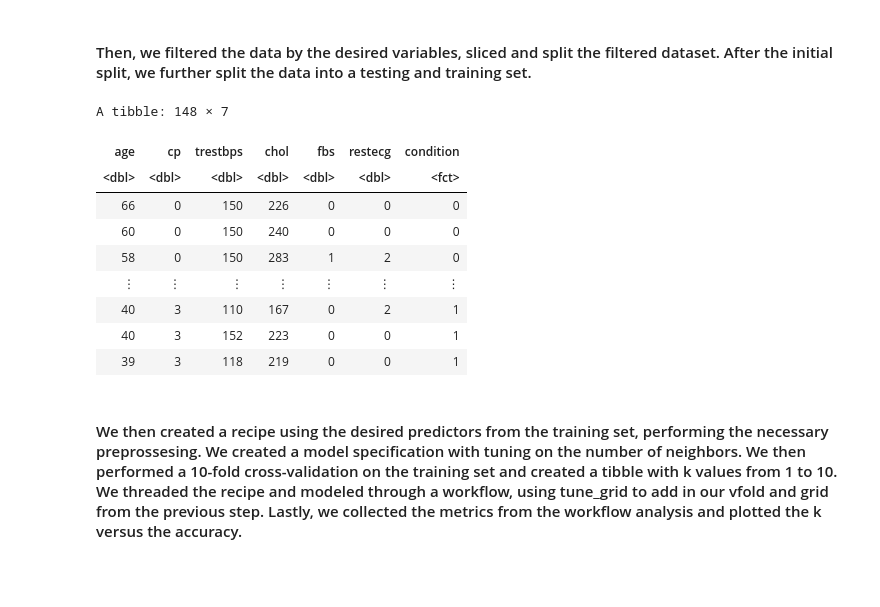
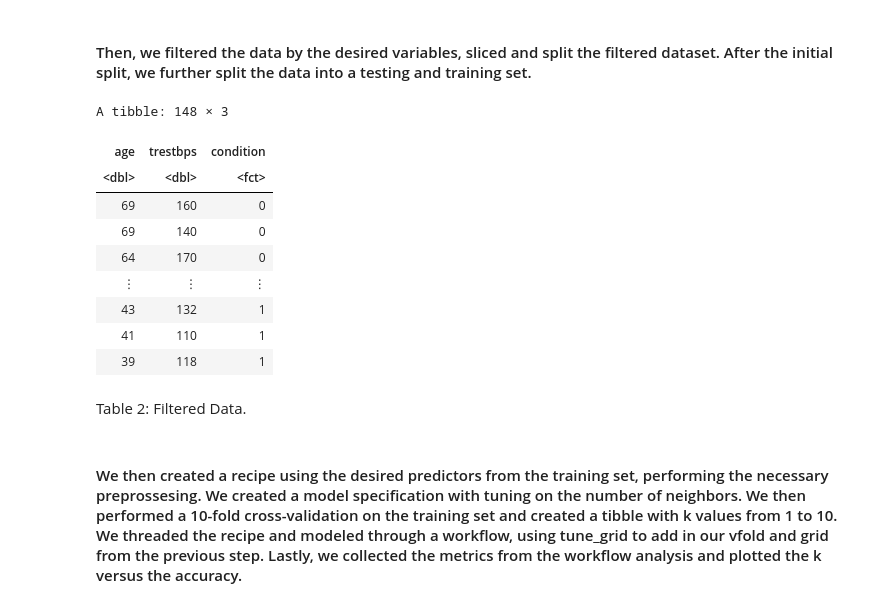
Before and after one commit to LordofSabres/Team_Pineapples_DSCI_100, a Jupyter notebook: projectproposal.ipynb, the cells around one changed output. Drawn from its saved outputs; the diff is of its cells as text; code cells hidden in the pictures; blank space fills up the shorter version.

```diff
--- a/projectproposal.ipynb
+++ b/projectproposal.ipynb
@@ -71,32 +71,34 @@ Table 1: Initial Dataset Loaded from the Web.
 #### Then, we filtered the data by the desired variables, sliced and split the filtered dataset. After the initial split, we further split the data into a testing and training set.
 # %%
 data_filter <- data |>
-    select(age, cp, trestbps, chol, fbs, restecg, condition)
+    select(age, trestbps, condition)
 
 #data_filter
 
 data_slice <- data_filter
 
 data_split <- data_slice |>
     initial_split(prop = 0.5, strata = condition)
 
 data_train <- training(data_split)
 
 data_testing <- testing(data_split)
 data_train
 
 #data_testing
 # %% [output]
-A tibble: 148 × 7
+A tibble: 148 × 3
-| age | cp | trestbps | chol | fbs | restecg | condition |
-| <dbl> | <dbl> | <dbl> | <dbl> | <dbl> | <dbl> | <fct> |
-| 66 | 0 | 150 | 226 | 0 | 0 | 0 |
-| 60 | 0 | 150 | 240 | 0 | 0 | 0 |
-| 58 | 0 | 150 | 283 | 1 | 2 | 0 |
-| ⋮ | ⋮ | ⋮ | ⋮ | ⋮ | ⋮ | ⋮ |
-| 40 | 3 | 110 | 167 | 0 | 2 | 1 |
-| 40 | 3 | 152 | 223 | 0 | 0 | 1 |
-| 39 | 3 | 118 | 219 | 0 | 0 | 1 |
+| age | trestbps | condition |
+| <dbl> | <dbl> | <fct> |
+| 69 | 160 | 0 |
+| 69 | 140 | 0 |
+| 64 | 170 | 0 |
+| ⋮ | ⋮ | ⋮ |
+| 43 | 132 | 1 |
+| 41 | 110 | 1 |
+| 39 | 118 | 1 |
+# %% [markdown]
+Table 2: Filtered Data.
 # %% [markdown]
 #### We then created a recipe using the desired predictors from the training set, performing the necessary preprossesing. We created a model specification with tuning on the number of neighbors. We then performed a 10-fold cross-validation on the training set and created a tibble with k values from 1 to 10. We threaded the recipe and modeled through a workflow, using tune_grid to add in our vfold and grid from the previous step. Lastly, we collected the metrics from the workflow analysis and plotted the k versus the accuracy.
 # %%
```
Also changed, not shown: parts of 1 cell of this notebook.
